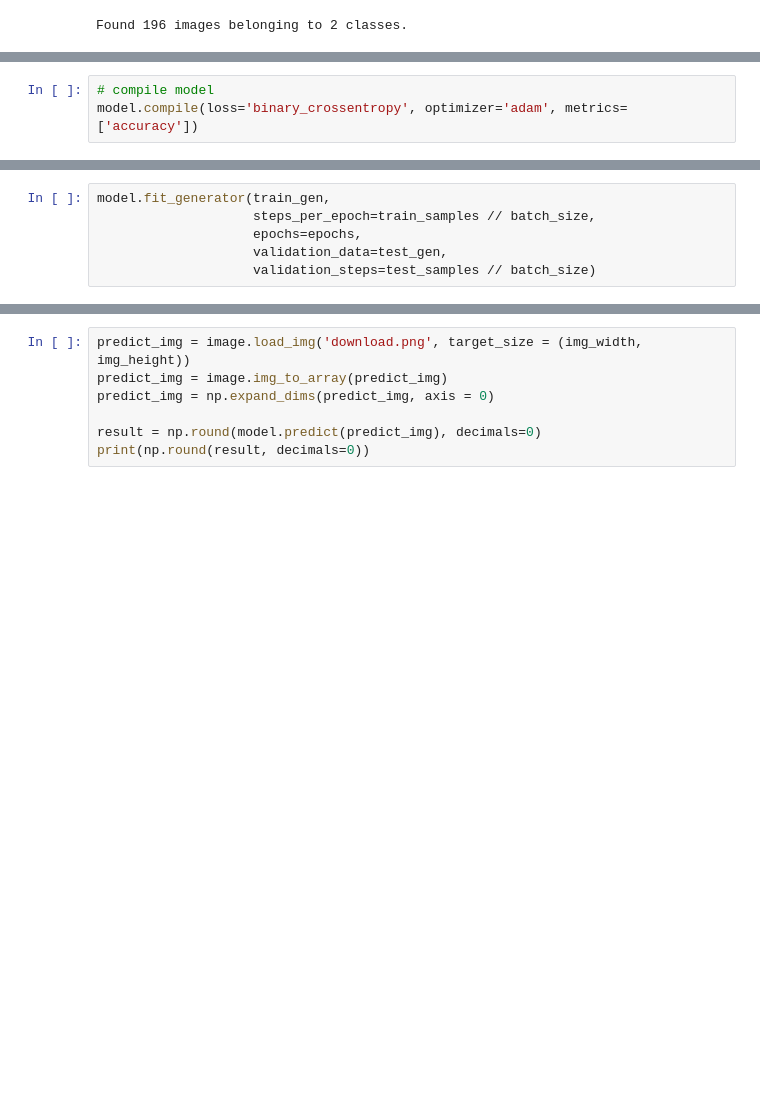
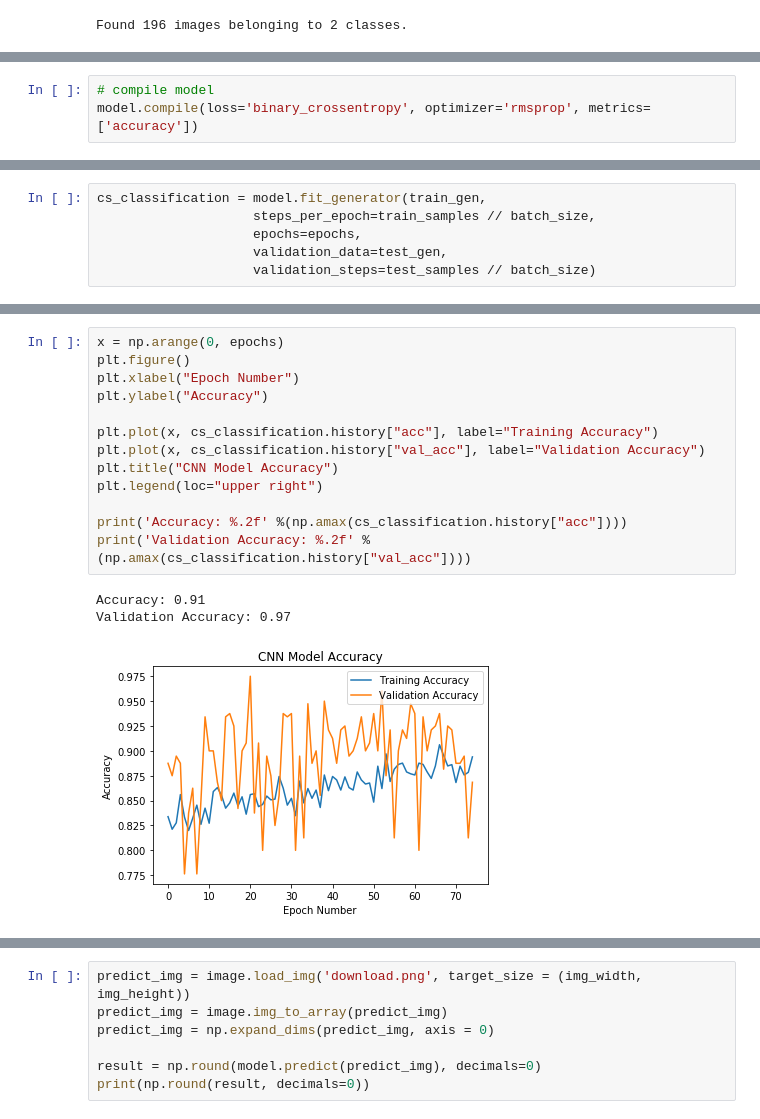
Before and after one commit to X-ray-Dawgz/XRayDawgz, a Jupyter notebook: CNN_COVID20.ipynb, the cells around one changed output, grey strips where cells are left out. Saved outputs shown, nothing was run; the diff lists cells and outputs as text; blank space fills up the shorter version.

```diff
--- a/CNN_COVID20.ipynb
+++ b/CNN_COVID20.ipynb
@@ -101,4 +114,4 @@ Non-trainable params: 0
 _________________________________________________________________
 # %%
 # compile model
-model.compile(loss='binary_crossentropy', optimizer='adam', metrics=['accuracy'])
+model.compile(loss='binary_crossentropy', optimizer='rmsprop', metrics=['accuracy'])
@@ -109,5 +118,5 @@ Use tf.where in 2.0, which has the same broadcast rule as np.where
 # %%
-model.fit_generator(train_gen,
+cs_classification = model.fit_generator(train_gen,
                     steps_per_epoch=train_samples // batch_size,
                     epochs=epochs,
                     validation_data=test_gen,
@@ -118,0 +153,17 @@ Epoch 1/75
+# %%
+x = np.arange(0, epochs)
+plt.figure()
+plt.xlabel("Epoch Number")
+plt.ylabel("Accuracy")
+
+plt.plot(x, cs_classification.history["acc"], label="Training Accuracy")
+plt.plot(x, cs_classification.history["val_acc"], label="Validation Accuracy")
+plt.title("CNN Model Accuracy")
+plt.legend(loc="upper right")
+
+print('Accuracy: %.2f' %(np.amax(cs_classification.history["acc"])))
+print('Validation Accuracy: %.2f' %(np.amax(cs_classification.history["val_acc"])))
+# %% [output]
+Accuracy: 0.91
+Validation Accuracy: 0.97
+[figure, added]
```
Also changed, not shown: parts of 14 cells of this notebook.
